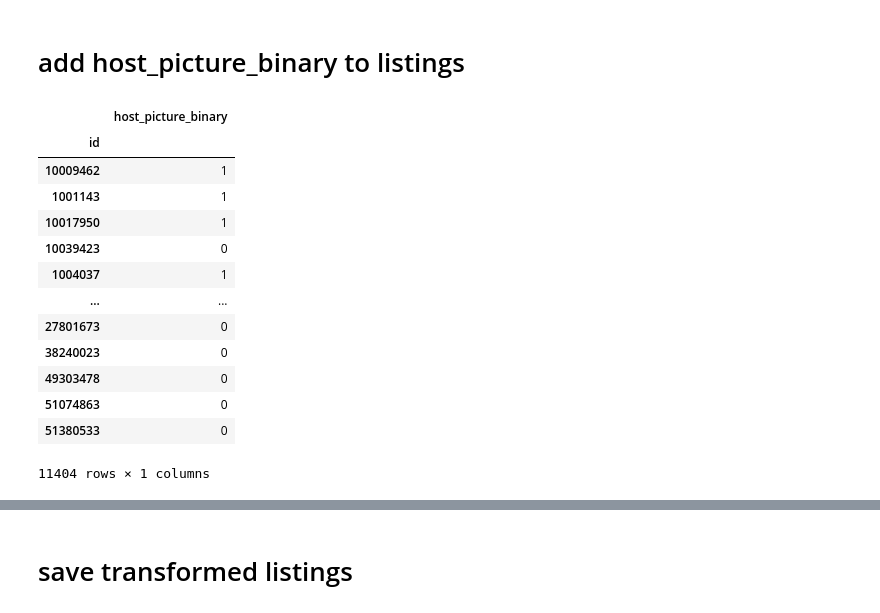
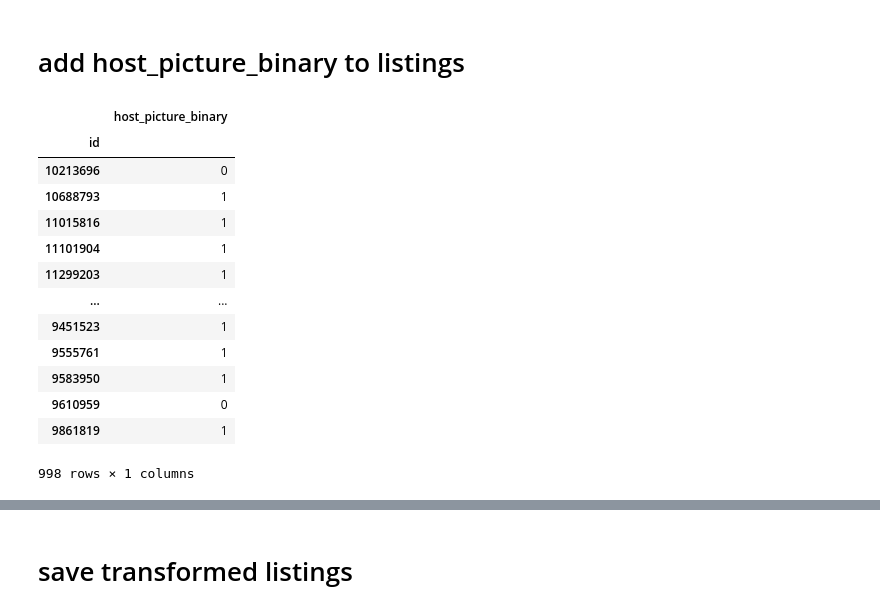
Before and after one commit to dernameistegal/airbnb_price, a Jupyter notebook: data_utils/munich/listings_transformations.ipynb, the cells around one changed output, grey strips where cells are left out. Saved outputs shown, nothing was run; the diff lists cells and outputs as text; code cells hidden in the pictures.

```diff
--- a/data_utils/munich/listings_transformations.ipynb
+++ b/data_utils/munich/listings_transformations.ipynb
@@ -504,31 +505,25 @@ listings.loc[:, "latitude"] = mean_latitude
 # %% [markdown]
 # add host_picture_binary to listings
 # %%
-with open("/content/drive/MyDrive/Colab/airbnb/data/data1/missing_data.json", "r") as f:
-    missing_data = json.load(f)
-
-missing_price_index = (missing_data["price"])
-
-hostpics_binary = pd.read_pickle("/content/drive/MyDrive/Colab/airbnb/data/hostpics/hostpics_binary.pickle")
+hostpics_binary = pd.read_pickle("/content/drive/MyDrive/Colab/airbnb/munich/hostpics/hostpics_binary.pickle")
 hostpics_binary.index = hostpics_binary.index.astype("int")
-hostpics_binary = hostpics_binary.drop(pd.Index(missing_price_index))
 hostpics_binary = hostpics_binary.drop("host_picture", axis=1)
 hostpics_binary
 # %% [output]
 |  | host_picture_binary |
 | id |  |
-| 10009462 | 1 |
-| 1001143 | 1 |
-| 10017950 | 1 |
-| 10039423 | 0 |
-| 1004037 | 1 |
+| 10213696 | 0 |
+| 10688793 | 1 |
+| 11015816 | 1 |
+| 11101904 | 1 |
+| 11299203 | 1 |
 | ... | ... |
-| 27801673 | 0 |
-| 38240023 | 0 |
-| 49303478 | 0 |
-| 51074863 | 0 |
-| 51380533 | 0 |
+| 9451523 | 1 |
+| 9555761 | 1 |
+| 9583950 | 1 |
+| 9610959 | 0 |
+| 9861819 | 1 |
-11404 rows × 1 columns
+998 rows × 1 columns
 # %%
 listings = pd.concat([listings, hostpics_binary], axis=1)
 # %%
```
Also changed, not shown: parts of 3 cells of this notebook.
